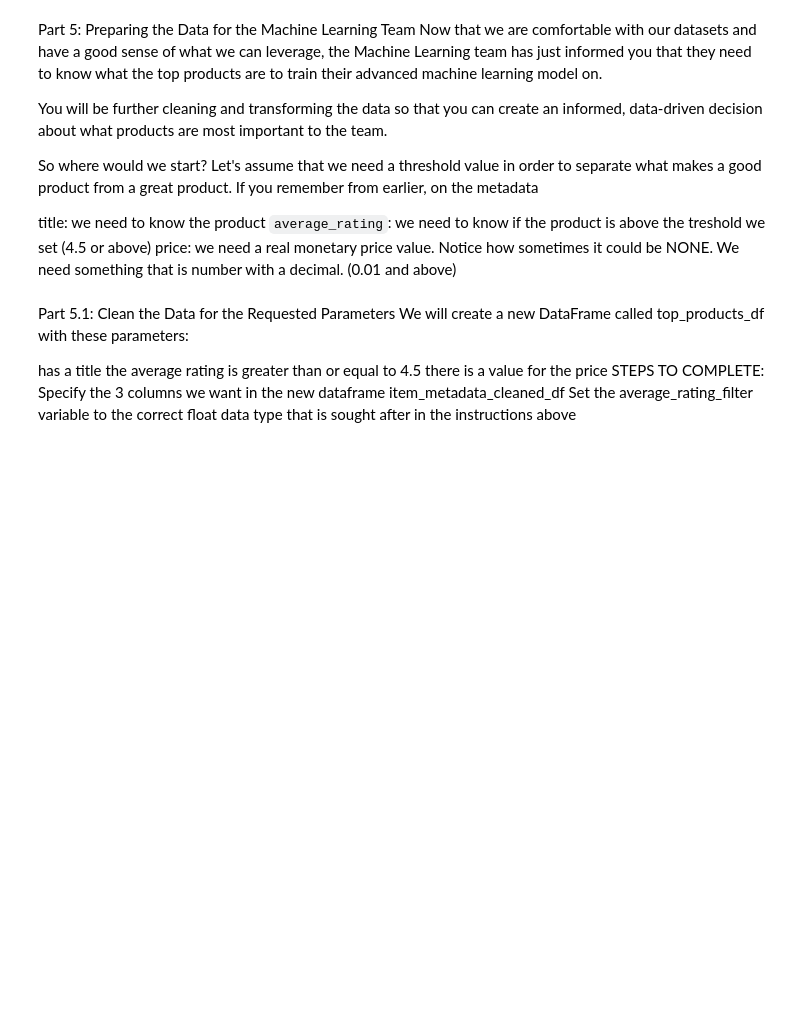
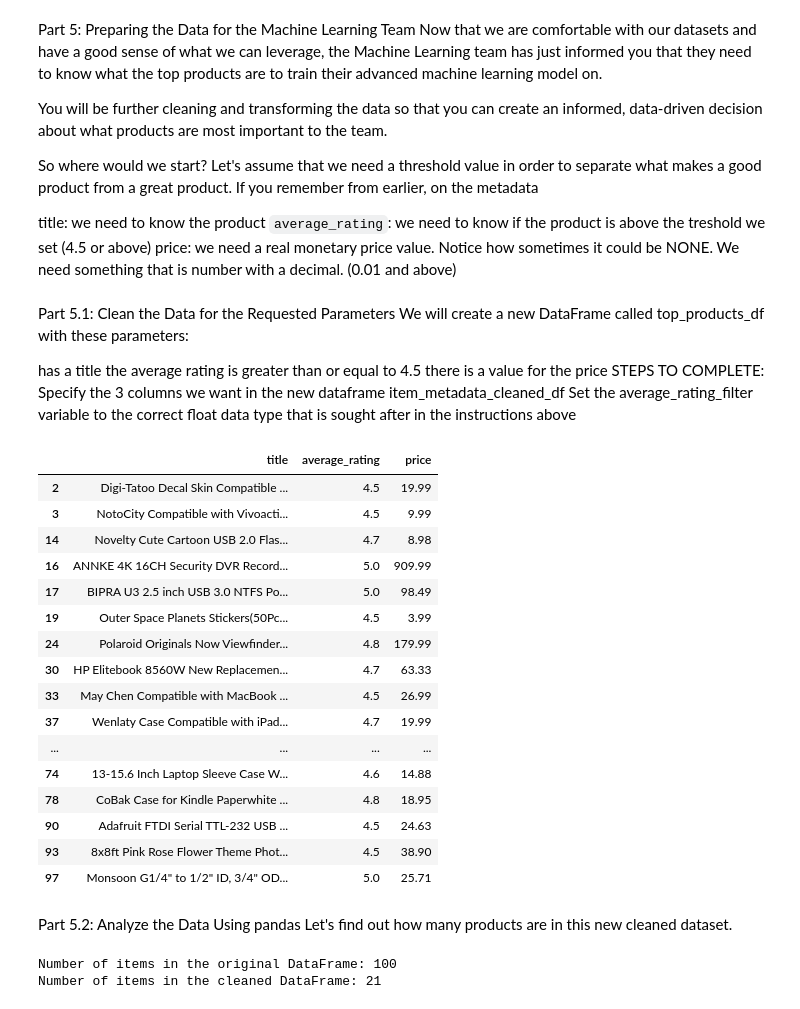
Before and after one commit to jjacque1/Python-generator-based-line-reader, a Jupyter notebook: amazon_reviews_analysis.ipynb, the cells around one changed output. Drawn from its saved outputs; the diff is of its cells as text; code cells hidden in the pictures; blank space fills up the shorter version.

```diff
--- a/amazon_reviews_analysis.ipynb
+++ b/amazon_reviews_analysis.ipynb
@@ -523,3 +535,52 @@ there is a value for the price
 STEPS TO COMPLETE:
  Specify the 3 columns we want in the new dataframe item_metadata_cleaned_df
  Set the average_rating_filter variable to the correct float data type that is sought after in the instructions above
+# %%
+# Select relevant columns
+item_metadata_cleaned_df = item_metadata_df[['title','average_rating', 'price']]
+average_rating_filter = 4.5
+
+# Convert the price column to numeric, setting errors='coerce' to handle non-numeric values
+item_metadata_cleaned_df.loc[:, 'price'] = pd.to_numeric(item_metadata_cleaned_df['price'], errors='coerce')
+
+# Filter to get only products with average rating set to the filter, valid price, and non-null title
+top_products_df = item_metadata_cleaned_df[
+    (item_metadata_cleaned_df['average_rating'] >= average_rating_filter) &
+    (item_metadata_cleaned_df['price'].notna()) &
+    (item_metadata_cleaned_df['title'].notna())
+]
+
+# Print the new cleaned DataFrame
+top_products_df
+# %% [output]
+|  | title | average_rating | price |
+| 2 | Digi-Tatoo Decal Skin Compatible ... | 4.5 | 19.99 |
+| 3 | NotoCity Compatible with Vivoacti... | 4.5 | 9.99 |
+| 14 | Novelty Cute Cartoon USB 2.0 Flas... | 4.7 | 8.98 |
+| 16 | ANNKE 4K 16CH Security DVR Record... | 5.0 | 909.99 |
+| 17 | BIPRA U3 2.5 inch USB 3.0 NTFS Po... | 5.0 | 98.49 |
+| 19 | Outer Space Planets Stickers(50Pc... | 4.5 | 3.99 |
+| 24 | Polaroid Originals Now Viewfinder... | 4.8 | 179.99 |
+| 30 | HP Elitebook 8560W New Replacemen... | 4.7 | 63.33 |
+| 33 | May Chen Compatible with MacBook ... | 4.5 | 26.99 |
+| 37 | Wenlaty Case Compatible with iPad... | 4.7 | 19.99 |
+| ... | ... | ... | ... |
+| 74 | 13-15.6 Inch Laptop Sleeve Case W... | 4.6 | 14.88 |
+| 78 | CoBak Case for Kindle Paperwhite ... | 4.8 | 18.95 |
+| 90 | Adafruit FTDI Serial TTL-232 USB ... | 4.5 | 24.63 |
+| 93 | 8x8ft Pink Rose Flower Theme Phot... | 4.5 | 38.90 |
+| 97 | Monsoon G1/4" to 1/2" ID, 3/4" OD... | 5.0 | 25.71 |
+# %% [markdown]
+Part 5.2: Analyze the Data Using pandas
+Let's find out how many products are in this new cleaned dataset.
+# %%
+# Review the items of the original dataframe
+num_items_original = item_metadata_df.shape[0]
+print(f"Number of items in the original DataFrame: {num_items_original}")
+
+# Review the new items in cleaned dataframe
+num_items_cleaned = top_products_df.shape[0]
+print(f"Number of items in the cleaned DataFrame: {num_items_cleaned}")
+# %% [output]
+Number of items in the original DataFrame: 100
+Number of items in the cleaned DataFrame: 21
```
Also changed, not shown: parts of 31 cells of this notebook, 2 other files.
